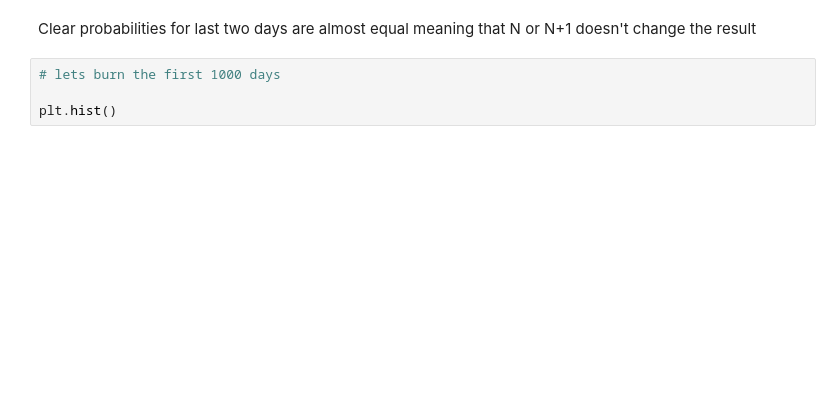
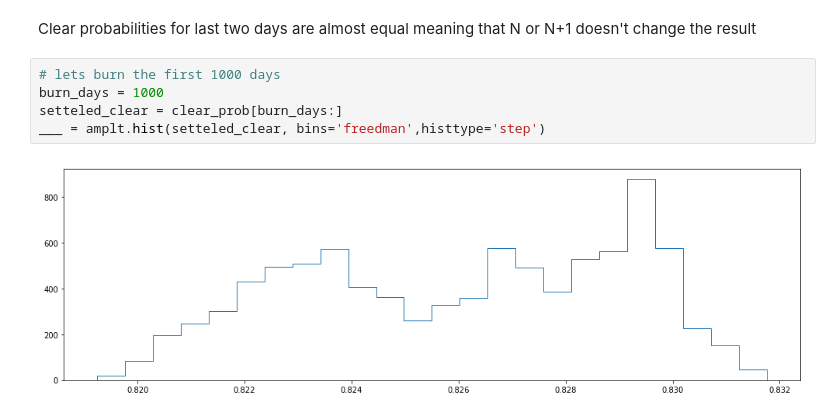
Before and after one commit to PHYST480/homeworks-pranphy, a Jupyter notebook: PHYST480-F18-HW2-PrakashGautam.ipynb, the cells around one changed output. Saved outputs shown, nothing was run; the diff lists cells and outputs as text; blank space fills up the shorter version.

```diff
--- a/PHYST480-F18-HW2-PrakashGautam.ipynb
+++ b/PHYST480-F18-HW2-PrakashGautam.ipynb
@@ -106,5 +113,8 @@ Clear probability for last two days are [0.8306661332266453, 0.8305830583058306]
 Clear probabilities for last two days are almost equal meaning that N or N+1 doesn't change the result
 # %%
 # lets burn the first 1000 days
-
-plt.hist()
+burn_days = 1000
+setteled_clear = clear_prob[burn_days:]
+___ = amplt.hist(setteled_clear, bins='freedman',histtype='step')
+# %% [output]
+[figure, added]
```
Also changed, not shown: parts of 2 cells of this notebook.
